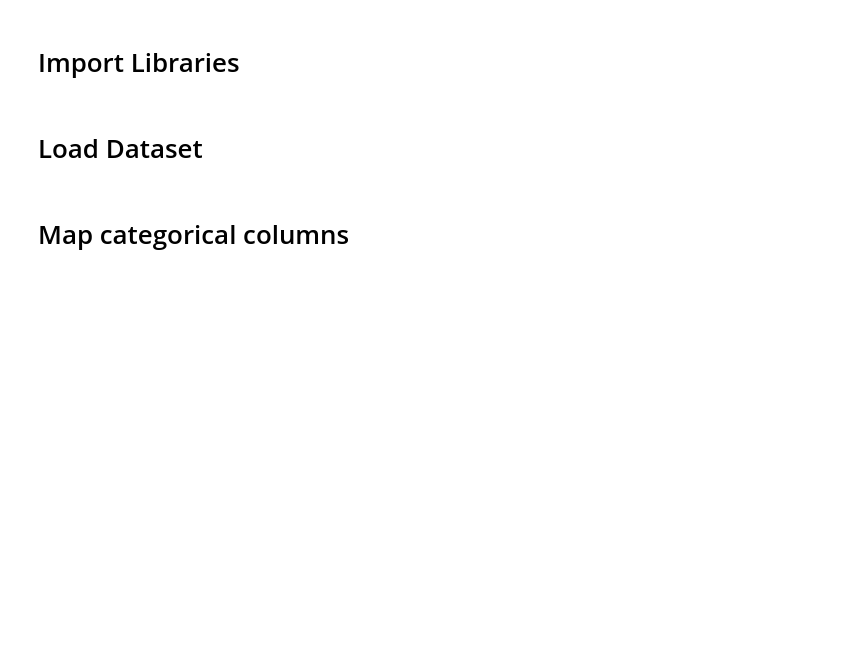
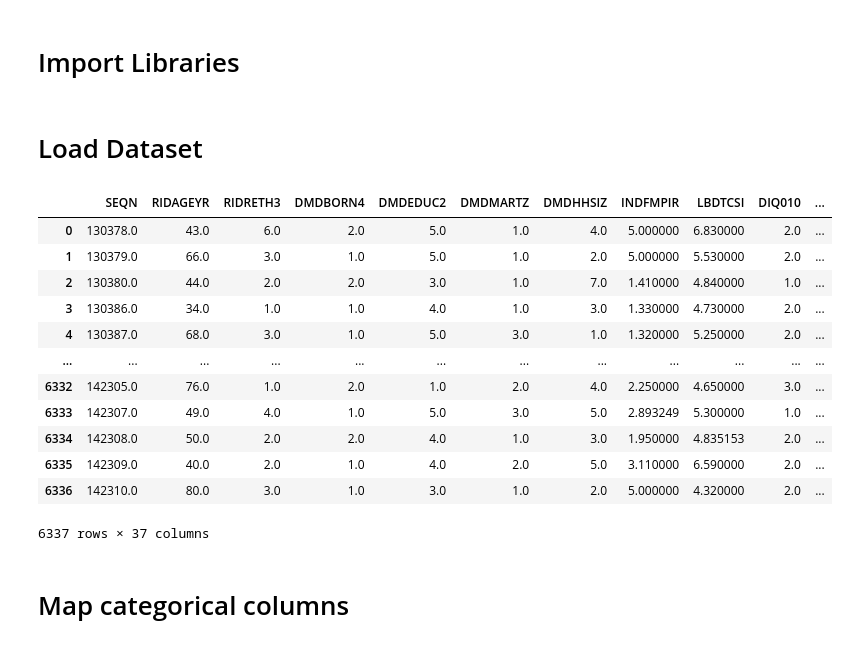
Before and after one commit to lizbethkr/Operation-Diabetes-Prevention, a Jupyter notebook: notebooks/02_data_preprocessing.ipynb, the cells around one changed output. Cells and saved outputs as stored; diff of their text form; code cells hidden in the pictures; blank space fills up the shorter version.

```diff
--- a/notebooks/02_data_preprocessing.ipynb
+++ b/notebooks/02_data_preprocessing.ipynb
@@ -28,6 +32,21 @@ from data_cleaning import *
 # Load Dataset
 # %%
 nhanes_df = pd.read_csv('../data/cleaned/nhanes_cleaned.csv')
+nhanes_df
+# %% [output]
+|  | SEQN | RIDAGEYR | RIDRETH3 | DMDBORN4 | DMDEDUC2 | DMDMARTZ | DMDHHSIZ | INDFMPIR | LBDTCSI | DIQ010 | ... |
+| 0 | 130378.0 | 43.0 | 6.0 | 2.0 | 5.0 | 1.0 | 4.0 | 5.000000 | 6.830000 | 2.0 | ... |
+| 1 | 130379.0 | 66.0 | 3.0 | 1.0 | 5.0 | 1.0 | 2.0 | 5.000000 | 5.530000 | 2.0 | ... |
+| 2 | 130380.0 | 44.0 | 2.0 | 2.0 | 3.0 | 1.0 | 7.0 | 1.410000 | 4.840000 | 1.0 | ... |
+| 3 | 130386.0 | 34.0 | 1.0 | 1.0 | 4.0 | 1.0 | 3.0 | 1.330000 | 4.730000 | 2.0 | ... |
+| 4 | 130387.0 | 68.0 | 3.0 | 1.0 | 5.0 | 3.0 | 1.0 | 1.320000 | 5.250000 | 2.0 | ... |
+| ... | ... | ... | ... | ... | ... | ... | ... | ... | ... | ... | ... |
+| 6332 | 142305.0 | 76.0 | 1.0 | 2.0 | 1.0 | 2.0 | 4.0 | 2.250000 | 4.650000 | 3.0 | ... |
+| 6333 | 142307.0 | 49.0 | 4.0 | 1.0 | 5.0 | 3.0 | 5.0 | 2.893249 | 5.300000 | 1.0 | ... |
+| 6334 | 142308.0 | 50.0 | 2.0 | 2.0 | 4.0 | 1.0 | 3.0 | 1.950000 | 4.835153 | 2.0 | ... |
+| 6335 | 142309.0 | 40.0 | 2.0 | 1.0 | 4.0 | 2.0 | 5.0 | 3.110000 | 6.590000 | 2.0 | ... |
+| 6336 | 142310.0 | 80.0 | 3.0 | 1.0 | 3.0 | 1.0 | 2.0 | 5.000000 | 4.320000 | 2.0 | ... |
+6337 rows × 37 columns
 # %% [markdown]
 # Map categorical columns
 # %%
```
Also changed, not shown: parts of 33 cells of this notebook.
